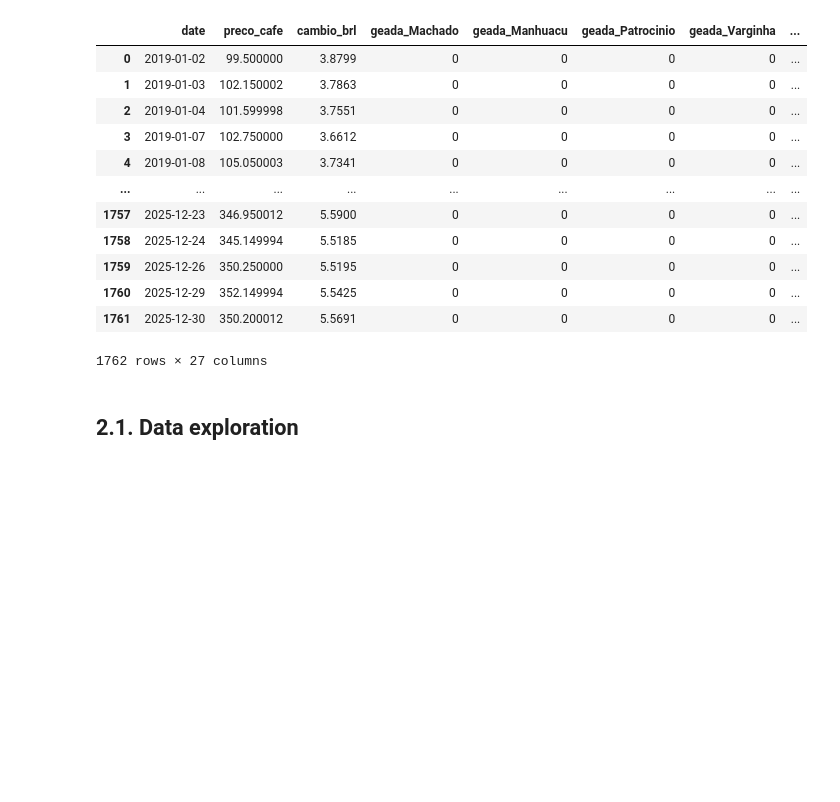
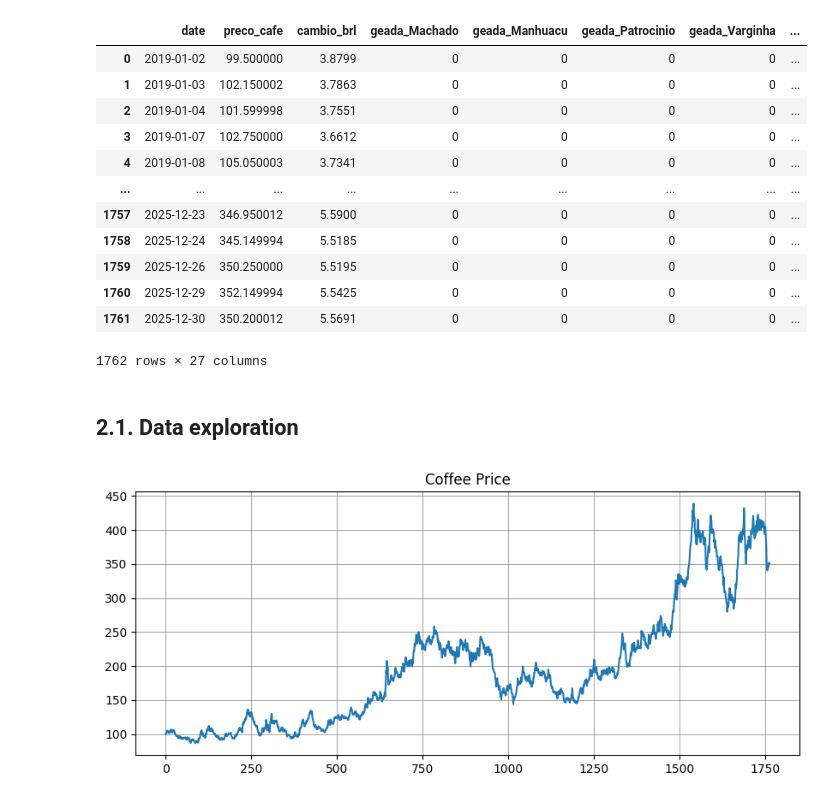
Before and after one commit to eulergomees/lstm_coffee_price, a Jupyter notebook: lstm_coffee_price.ipynb, the cells around one changed output. Cells and saved outputs as stored; diff of their text form; code cells hidden in the pictures; blank space fills up the shorter version.

Commit message:
feat: plot time series for coffee price and dollar

```diff
--- a/lstm_coffee_price.ipynb
+++ b/lstm_coffee_price.ipynb
@@ -76,3 +76,11 @@ df
 1762 rows × 27 columns
 # %% [markdown]
 ## 2.1. Data exploration
+# %%
+plt.figure(figsize=(10,4))
+plt.grid(True, linestyle='-', linewidth=0.5, color='grey')
+plt.title('Coffee Price')
+plt.plot(df['preco_cafe'])
+plt.show()
+# %% [output]
+[figure, added]
```
Also changed, not shown: parts of 1 cell of this notebook.
